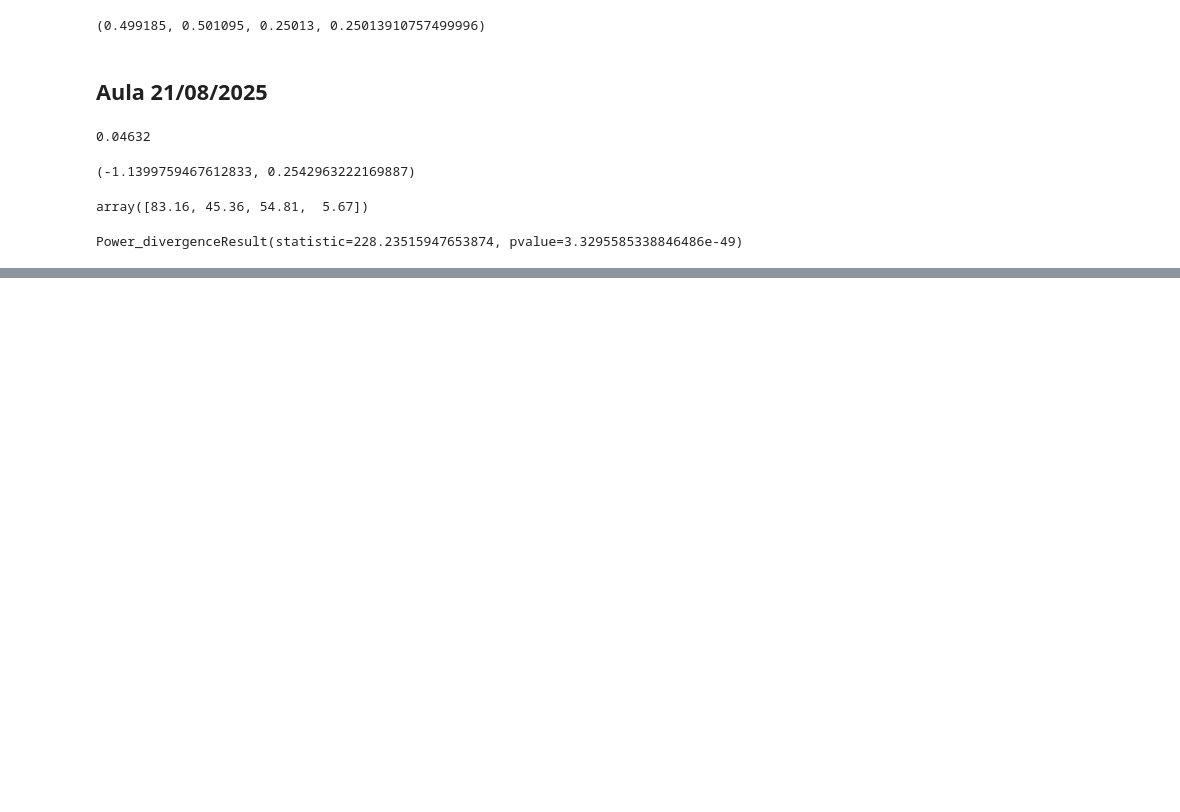
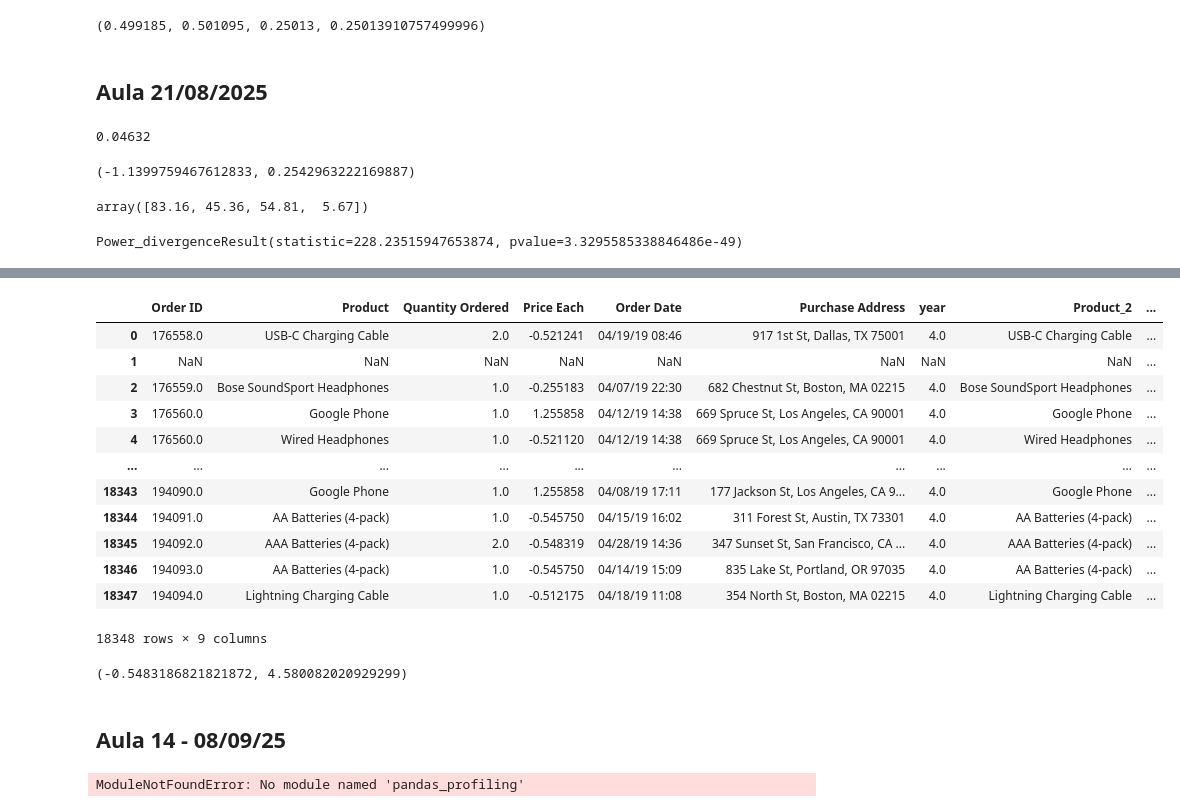
Before and after one commit to guilhermeribeirofag/cd_fag, a Jupyter notebook: teste.ipynb, the cells around one changed output, grey strips where cells are left out. Saved outputs shown, nothing was run; the diff lists cells and outputs as text; code cells hidden in the pictures; blank space fills up the shorter version.

Commit message:
Atualizações das últimas aulas e da aula 16.

```diff
--- a/teste.ipynb
+++ b/teste.ipynb
@@ -610,0 +715,4 @@ Power_divergenceResult(statistic=228.23515947653874, pvalue=3.3295585338846486e-
+# %%
+# 2) criar indicador binário
+df["missing_flag"] = df["Price Each"].isna().astype("uint8")
+df
@@ -610,0 +756,3 @@ Power_divergenceResult(statistic=228.23515947653874, pvalue=3.3295585338846486e-
+# %%
+df['year'] = pd.to_datetime(df['Order Date']).dt.year
+df
@@ -610,0 +773,3 @@ Power_divergenceResult(statistic=228.23515947653874, pvalue=3.3295585338846486e-
+# %%
+df['Product_2'] = df['Product'].astype("category")
+df.head()
@@ -610,0 +783,3 @@ Power_divergenceResult(statistic=228.23515947653874, pvalue=3.3295585338846486e-
+# %%
+df['price'] = pd.to_numeric(df['Price Each'], errors='coerce')
+df.head()
@@ -610,0 +793,41 @@ Power_divergenceResult(statistic=228.23515947653874, pvalue=3.3295585338846486e-
+# %%
+from sklearn.preprocessing import StandardScaler
+
+scaler = StandardScaler()
+num_cols = [ "Price Each", "price"]
+
+df[num_cols] = scaler.fit_transform(df[num_cols])
+df
+# %% [output]
+|  | Order ID | Product | Quantity Ordered | Price Each | Order Date | Purchase Address | year | Product_2 | ... |
+| 0 | 176558.0 | USB-C Charging Cable | 2.0 | -0.521241 | 04/19/19 08:46 | 917 1st St, Dallas, TX 75001 | 4.0 | USB-C Charging Cable | ... |
+| 1 | NaN | NaN | NaN | NaN | NaN | NaN | NaN | NaN | ... |
+| 2 | 176559.0 | Bose SoundSport Headphones | 1.0 | -0.255183 | 04/07/19 22:30 | 682 Chestnut St, Boston, MA 02215 | 4.0 | Bose SoundSport Headphones | ... |
+| 3 | 176560.0 | Google Phone | 1.0 | 1.255858 | 04/12/19 14:38 | 669 Spruce St, Los Angeles, CA 90001 | 4.0 | Google Phone | ... |
+| 4 | 176560.0 | Wired Headphones | 1.0 | -0.521120 | 04/12/19 14:38 | 669 Spruce St, Los Angeles, CA 90001 | 4.0 | Wired Headphones | ... |
+| ... | ... | ... | ... | ... | ... | ... | ... | ... | ... |
+| 18343 | 194090.0 | Google Phone | 1.0 | 1.255858 | 04/08/19 17:11 | 177 Jackson St, Los Angeles, CA 9... | 4.0 | Google Phone | ... |
+| 18344 | 194091.0 | AA Batteries (4-pack) | 1.0 | -0.545750 | 04/15/19 16:02 | 311 Forest St, Austin, TX 73301 | 4.0 | AA Batteries (4-pack) | ... |
+| 18345 | 194092.0 | AAA Batteries (4-pack) | 2.0 | -0.548319 | 04/28/19 14:36 | 347 Sunset St, San Francisco, CA ... | 4.0 | AAA Batteries (4-pack) | ... |
+| 18346 | 194093.0 | AA Batteries (4-pack) | 1.0 | -0.545750 | 04/14/19 15:09 | 835 Lake St, Portland, OR 97035 | 4.0 | AA Batteries (4-pack) | ... |
+| 18347 | 194094.0 | Lightning Charging Cable | 1.0 | -0.512175 | 04/18/19 11:08 | 354 North St, Boston, MA 02215 | 4.0 | Lightning Charging Cable | ... |
+18348 rows × 9 columns
+# %%
+df["Price Each"].min(), df["Price Each"].max()
+# %% [output]
+(-0.5483186821821872, 4.580082020929299)
+# %% [markdown]
+## Aula 14 - 08/09/25
+# %%
+import pandas as pd
+from pandas_profiling import ProfileReport
+
+data = pd.read_csv(r"D:\Mega\FAG\fag_projects\aula_05\Sales_April_2019.csv",
+                 parse_dates=["Order Date"],
+                 na_values=["n/a", "na", ""])
+df.info()
+profile = ProfileReport(data, title='Sales data',
+                 html={'style': {'full_width': True}}, sort="None")
+profile
+# %% [output]
+ModuleNotFoundError: No module named 'pandas_profiling'
```
Also changed, not shown: parts of 16 cells of this notebook, 5 other files.
